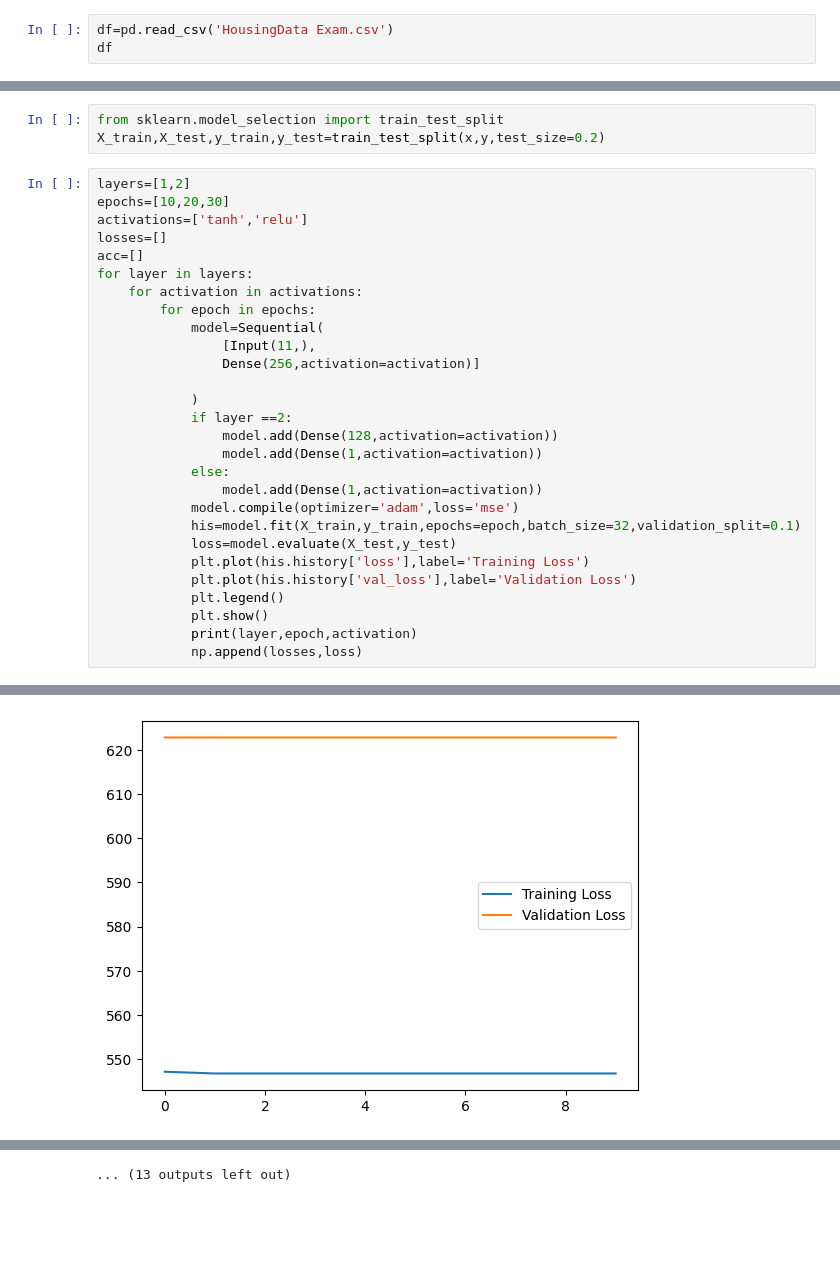
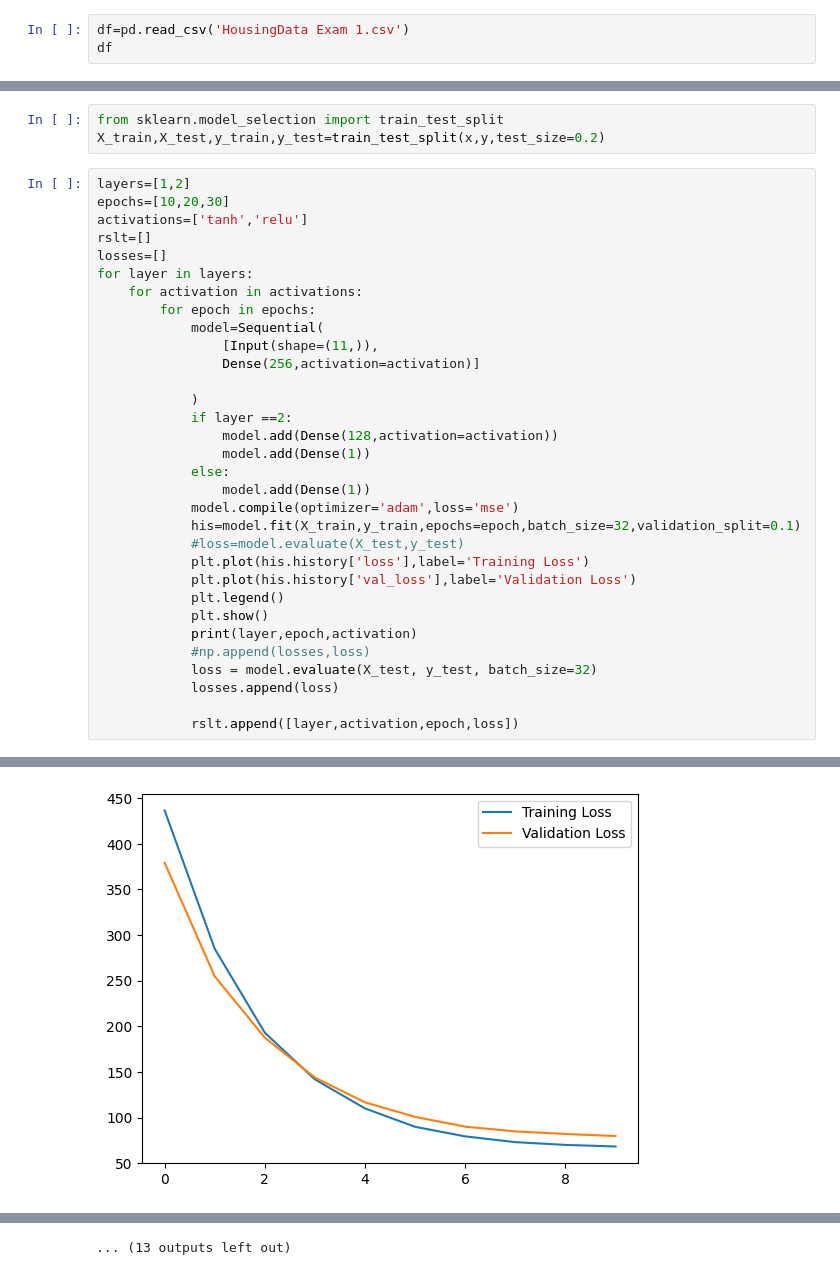
Before and after one commit to joelAlex144/Deep-Learning, a Jupyter notebook: Assessment/Housing_data.ipynb, the cells around one changed output, grey strips where cells are left out. Saved outputs shown, nothing was run; the diff lists cells and outputs as text; blank space fills up the shorter version.

```diff
--- a/Assessment/Housing_data.ipynb
+++ b/Assessment/Housing_data.ipynb
@@ -17,5 +20,5 @@ To enable the following instructions: AVX2 AVX_VNNI FMA, in other operations, re
 # %%
-df=pd.read_csv('HousingData Exam.csv')
+df=pd.read_csv('HousingData Exam 1.csv')
 df
 # %% [output]
 |  | CRIM | INDUS | NOX | RM | AGE | DIS | RAD | TAX | PTRATIO | B | LSTAT | ... |
@@ -127,29 +143,33 @@ X_train,X_test,y_train,y_test=train_test_split(x,y,test_size=0.2)
 layers=[1,2]
 epochs=[10,20,30]
 activations=['tanh','relu']
+rslt=[]
 losses=[]
-acc=[]
 for layer in layers:
     for activation in activations:
         for epoch in epochs:
             model=Sequential(
-                [Input(11,),
+                [Input(shape=(11,)),
                 Dense(256,activation=activation)]
 
             )
             if layer ==2:
                 model.add(Dense(128,activation=activation))
-                model.add(Dense(1,activation=activation))
+                model.add(Dense(1))
             else:
-                model.add(Dense(1,activation=activation))
+                model.add(Dense(1))
             model.compile(optimizer='adam',loss='mse')
             his=model.fit(X_train,y_train,epochs=epoch,batch_size=32,validation_split=0.1)
-            loss=model.evaluate(X_test,y_test)
+            #loss=model.evaluate(X_test,y_test)
             plt.plot(his.history['loss'],label='Training Loss')
             plt.plot(his.history['val_loss'],label='Validation Loss')
             plt.legend()
             plt.show()
             print(layer,epoch,activation)
-            np.append(losses,loss)
+            #np.append(losses,loss)
+            loss = model.evaluate(X_test, y_test, batch_size=32)
+            losses.append(loss)
+
+            rslt.append([layer,activation,epoch,loss])
 # %% [output]
 Epoch 1/10
@@ -172,2 +195,2 @@ Epoch 10/10
-[figure, old version]
+[figure, new version]
 1 10 tanh
```
Also changed, not shown: parts of 7 cells of this notebook.
